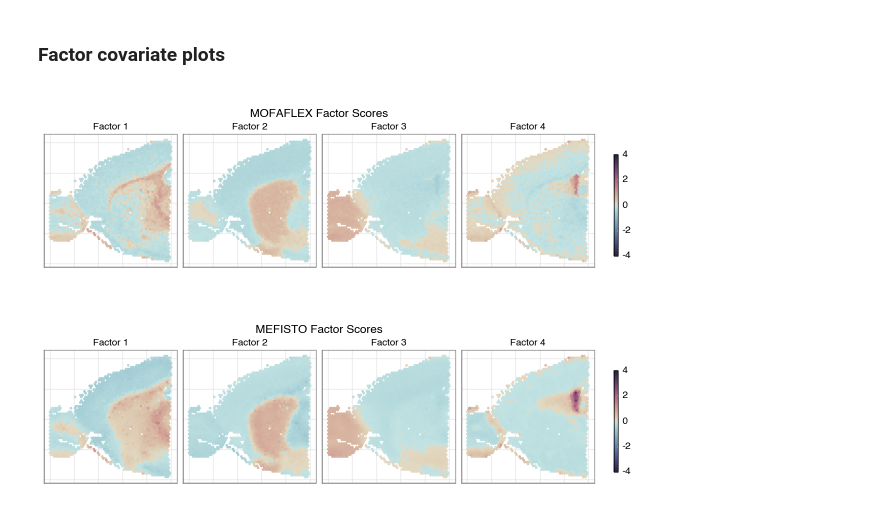
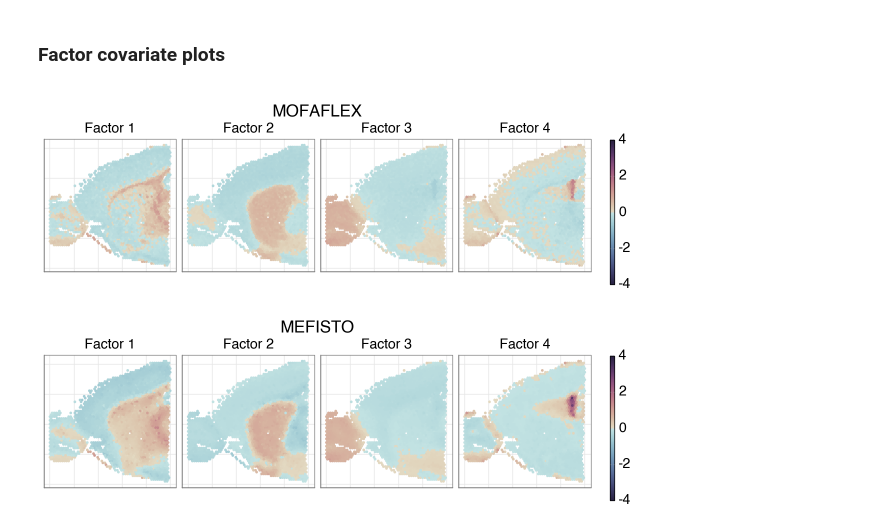
Before and after one commit to bioFAM/mofaflex-analysis, a Jupyter notebook: comparison_mefisto_visium/analysis.ipynb, the cells around one changed output. Drawn from its saved outputs; the diff is of its cells as text; code cells hidden in the pictures.

```diff
--- a/comparison_mefisto_visium/analysis.ipynb
+++ b/comparison_mefisto_visium/analysis.ipynb
@@ -180,7 +179,7 @@ plot = (
         axis_ticks_major_y=element_blank(),
         legend_key_width=3.,
     )
-    + labs(x="", y="", color="", title="MOFAFLEX Factor Scores")
+    + labs(x="", y="", color="", title="MOFAFLEX")
     + coord_fixed(ratio=1)
     #+ scale_color_gradient2(low="#0571b0", mid="#f7f7f7", high="#B2182B", midpoint=0)
     + scale_color_gradientn(colors=colors, limits=(-4, 4))
@@ -190,33 +189,33 @@ plot = (
 ggsave(plot, "plots/mofaflex_factors.pdf", dpi=300)
 plot.show()
 # %% [output]
-[figure, old version]
+[figure, new version]
 # %%
 covariates_df = pd.DataFrame(mofaflex_model[1].covariates["group_1"], columns=["x", "y"])
 factors_df = pd.DataFrame(z_mefisto, columns=[f"Factor {i+1}" for i in range(z_mefisto.shape[1])])
 covariates_df.index = factors_df.index
 df = pd.concat([covariates_df, factors_df], axis=1)
 df["y"] = -df["y"]
 df_long = df.melt(id_vars=["x", "y"], value_vars=[f"Factor {i}" for i in range(1, 5)], var_name="Factor", value_name="Score")
 
 plot = (
     ggplot(df_long, aes(x="x", y="y", color="Score"))
     + geom_point(size=0.1, raster=True)
     + theme(
         figure_size=(6, 2),
         axis_text_x=element_blank(),
         axis_text_y=element_blank(),
         axis_ticks_major_x=element_blank(),
         axis_ticks_major_y=element_blank(),
         legend_key_width=3.,
     )
-    + labs(x="", y="", color="", title="MEFISTO Factor Scores")
+    + labs(x="", y="", color="", title="MEFISTO")
     + coord_fixed(ratio=1)
     + scale_color_gradientn(colors=colors, limits=(-4, 4))
     + facet_wrap("~Factor", nrow=1)
 )
 
 ggsave(plot, "plots/mefisto_factors.pdf", dpi=300)
 plot.show()
 # %% [output]
-[figure, old version]
+[figure, new version]
```
Also changed, not shown: parts of 2 cells of this notebook, 2 other files.
